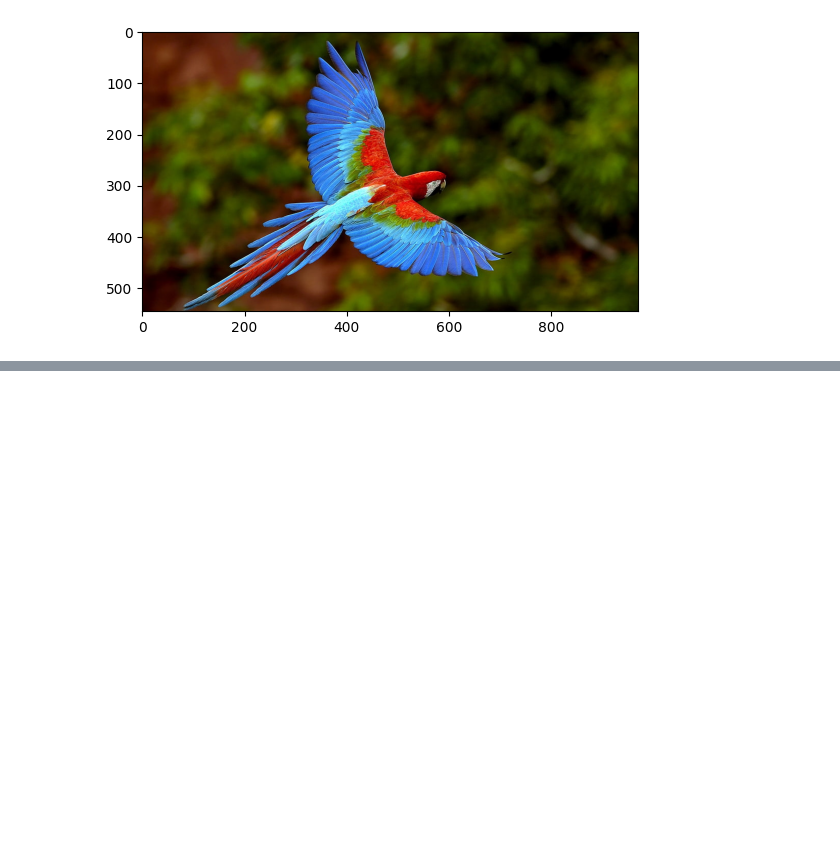
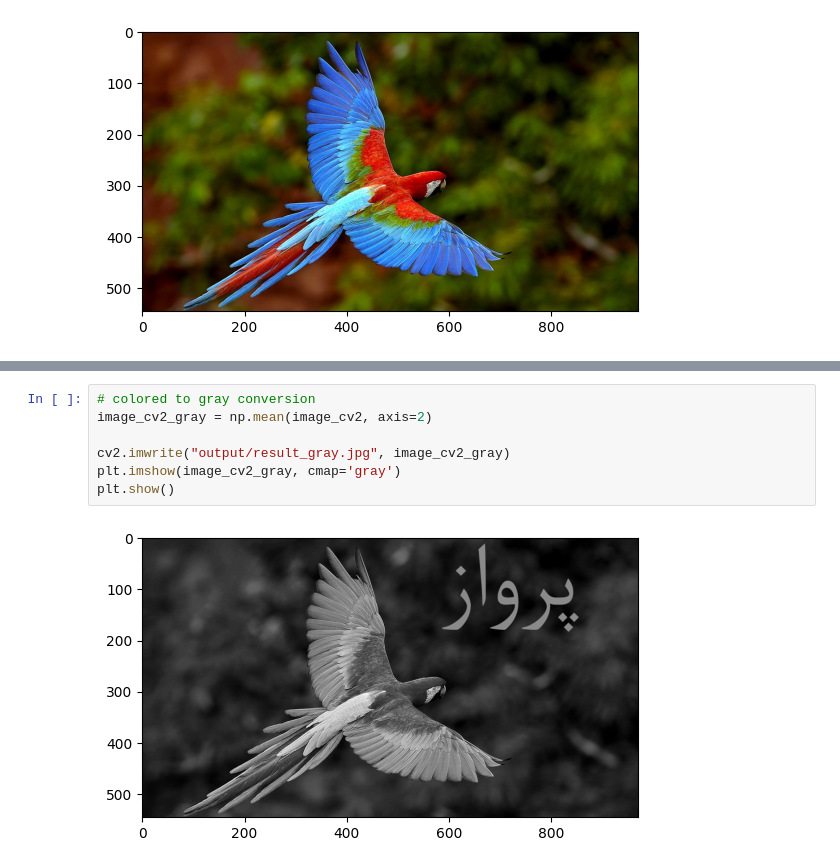
Before and after one commit to MahdiAhmadiKamal/PyLearn7-Image-Processing, a Jupyter notebook: PyLearn7-Assignment35/Python Imaging Library (PIL)/pillow.ipynb, the cells around one changed output, grey strips where cells are left out. Cells and saved outputs as stored; diff of their text form; blank space fills up the shorter version.

```diff
--- a/PyLearn7-Assignment35/Python Imaging Library (PIL)/pillow.ipynb
+++ b/PyLearn7-Assignment35/Python Imaging Library (PIL)/pillow.ipynb
@@ -43,0 +59,9 @@ plt.show()
+# %%
+# colored to gray conversion
+image_cv2_gray = np.mean(image_cv2, axis=2)
+
+cv2.imwrite("output/result_gray.jpg", image_cv2_gray)
+plt.imshow(image_cv2_gray, cmap='gray')
+plt.show()
+# %% [output]
+[figure, added]
```
Also changed, not shown: parts of 5 cells of this notebook, 4 other files.
